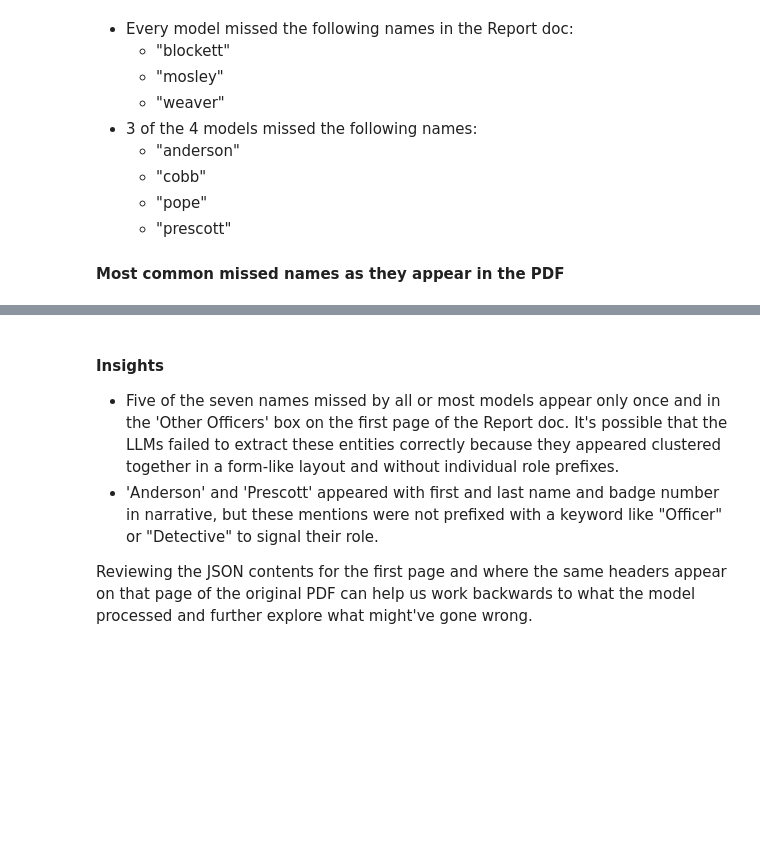
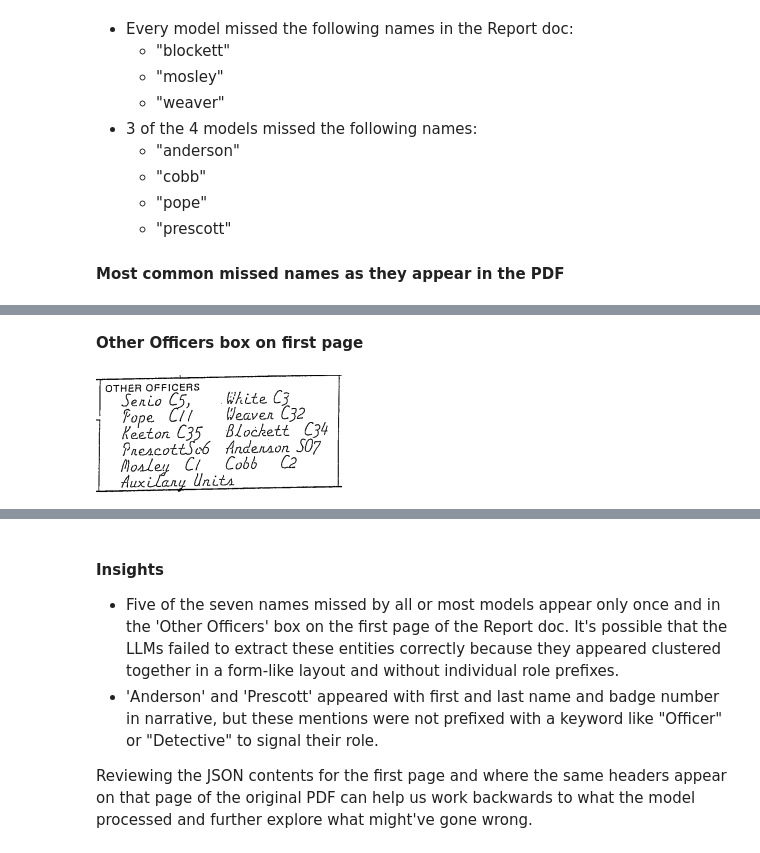
Before and after one commit to ipno-llead/US-IPNO-exonerations, a Jupyter notebook: write/HRDAG-tech-corner/blog-post-2/write/deepdive-1.ipynb, the cells around one changed output, grey strips where cells are left out. Saved outputs shown, nothing was run; the diff lists cells and outputs as text; code cells hidden in the pictures; blank space fills up the shorter version.

```diff
--- a/write/HRDAG-tech-corner/blog-post-2/write/deepdive-1.ipynb
+++ b/write/HRDAG-tech-corner/blog-post-2/write/deepdive-1.ipynb
@@ -267,0 +225,6 @@ HTML(get_html(img_file="../imgs/prescott_pg1_pr1.png", label="'Prescott' referen
+# %% [markdown]
+**Other Officers box on first page**
+# %%
+Image(filename="../imgs/other_officers_pg1.png")
+# %% [output]
+[figure, added]
```
Also changed, not shown: parts of 23 cells of this notebook.
